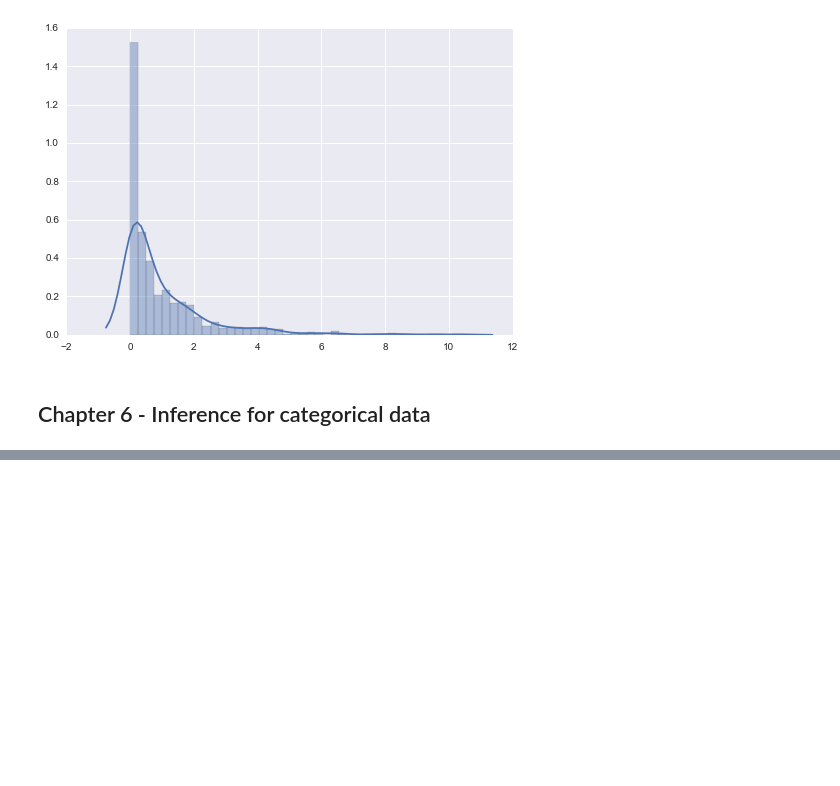
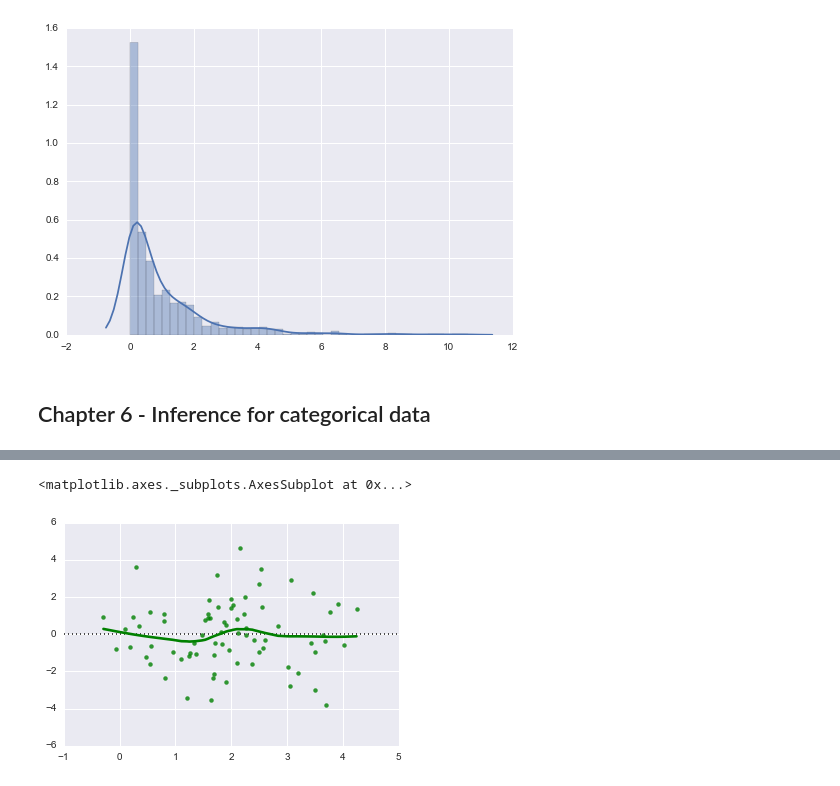
Before and after one commit to rodneykeeling/education-notes, a Jupyter notebook: OpenIntro Statistics Notes.ipynb, the cells around one changed output, grey strips where cells are left out. Cells and saved outputs as stored; diff of their text form; code cells hidden in the pictures; blank space fills up the shorter version.

```diff
--- a/OpenIntro Statistics Notes.ipynb
+++ b/OpenIntro Statistics Notes.ipynb
@@ -256,0 +310,10 @@ sns.distplot(x)
+# %%
+# residual plot
+rs = np.random.RandomState(7)
+x = rs.normal(2, 1, 75)
+y = 2 + 1.5 * x + rs.normal(0, 2, 75)
+
+sns.residplot(x, y, lowess=True, color="g")
+# %% [output]
+<matplotlib.axes._subplots.AxesSubplot at 0x...>
+[figure, added]
```
Also changed, not shown: parts of 10 cells of this notebook.
